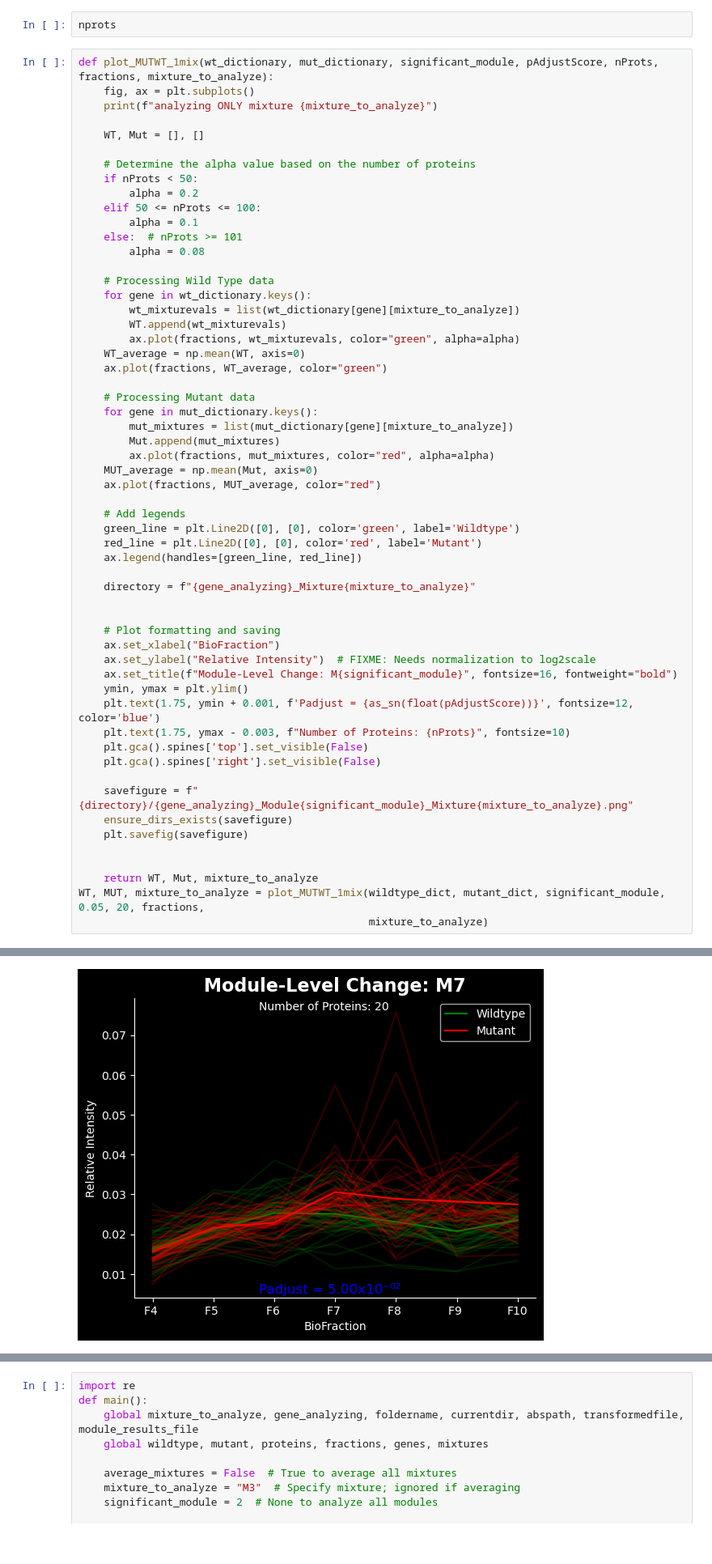
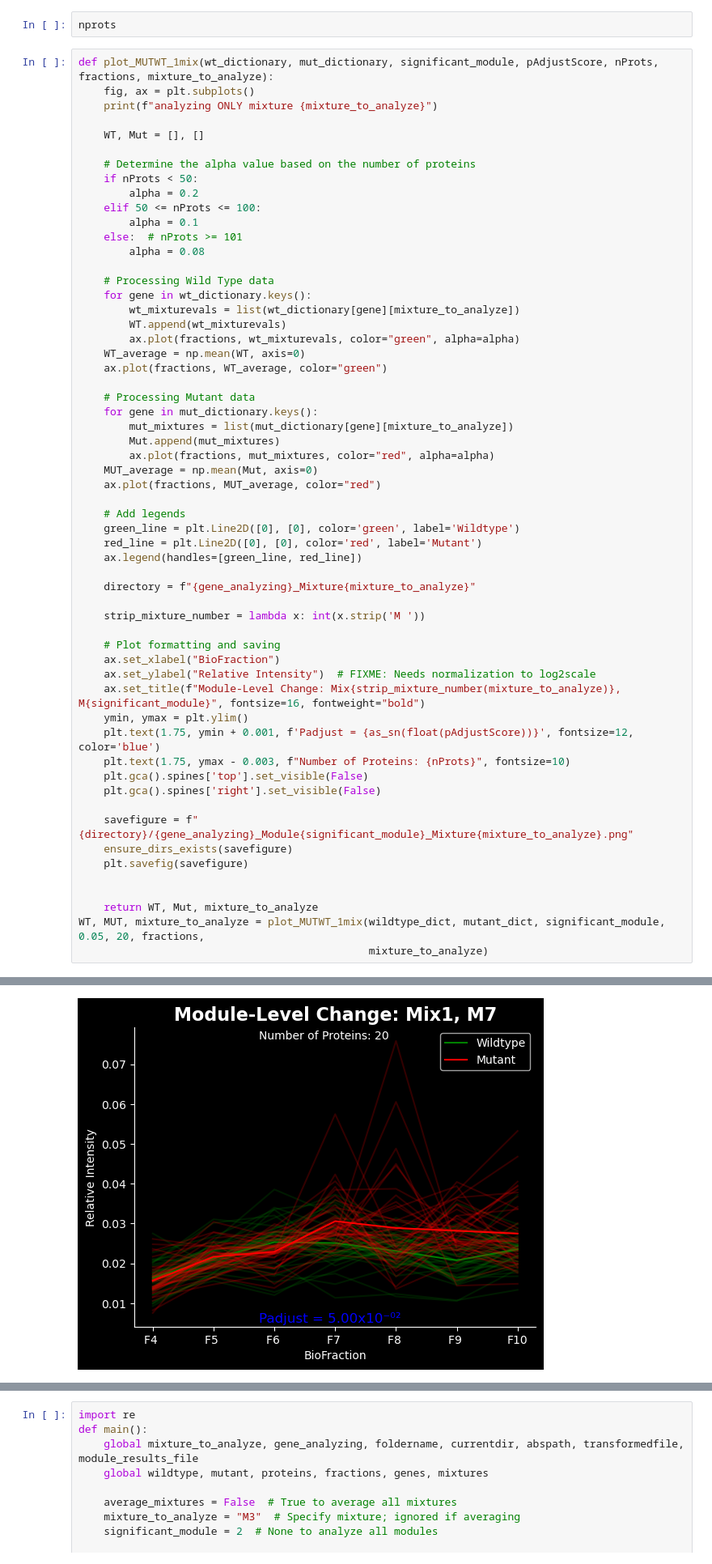
Before and after one commit to ssoderlinglab/SpatialProteomics, a Jupyter notebook: compare_MutvsWTfractions/WT_Mut_fractionPlot.ipynb, the cells around one changed output, grey strips where cells are left out. Shown at 81% size. Cells and saved outputs as stored; diff of their text form.

```diff
--- a/compare_MutvsWTfractions/WT_Mut_fractionPlot.ipynb
+++ b/compare_MutvsWTfractions/WT_Mut_fractionPlot.ipynb
@@ -273,32 +271,33 @@ def plot_MUTWT_1mix(wt_dictionary, mut_dictionary, significant_module, pAdjustSc
     MUT_average = np.mean(Mut, axis=0)
     ax.plot(fractions, MUT_average, color="red")
 
     # Add legends
     green_line = plt.Line2D([0], [0], color='green', label='Wildtype')
     red_line = plt.Line2D([0], [0], color='red', label='Mutant')
     ax.legend(handles=[green_line, red_line])
 
     directory = f"{gene_analyzing}_Mixture{mixture_to_analyze}"
 
+    strip_mixture_number = lambda x: int(x.strip('M '))
 
     # Plot formatting and saving
     ax.set_xlabel("BioFraction")
     ax.set_ylabel("Relative Intensity")  # FIXME: Needs normalization to log2scale
-    ax.set_title(f"Module-Level Change: M{significant_module}", fontsize=16, fontweight="bold")
+    ax.set_title(f"Module-Level Change: Mix{strip_mixture_number(mixture_to_analyze)}, M{significant_module}", fontsize=16, fontweight="bold")
     ymin, ymax = plt.ylim()
     plt.text(1.75, ymin + 0.001, f'Padjust = {as_sn(float(pAdjustScore))}', fontsize=12, color='blue')
     plt.text(1.75, ymax - 0.003, f"Number of Proteins: {nProts}", fontsize=10)
     plt.gca().spines['top'].set_visible(False)
     plt.gca().spines['right'].set_visible(False)
 
     savefigure = f"{directory}/{gene_analyzing}_Module{significant_module}_Mixture{mixture_to_analyze}.png"
     ensure_dirs_exists(savefigure)
     plt.savefig(savefigure)
 
 
     return WT, Mut, mixture_to_analyze
 WT, MUT, mixture_to_analyze = plot_MUTWT_1mix(wildtype_dict, mutant_dict, significant_module, 0.05, 20, fractions,
                                               mixture_to_analyze)
 # %% [output]
 analyzing ONLY mixture M1
-[figure, old version]
+[figure, new version]
```
Also changed, not shown: parts of 5 cells of this notebook.
